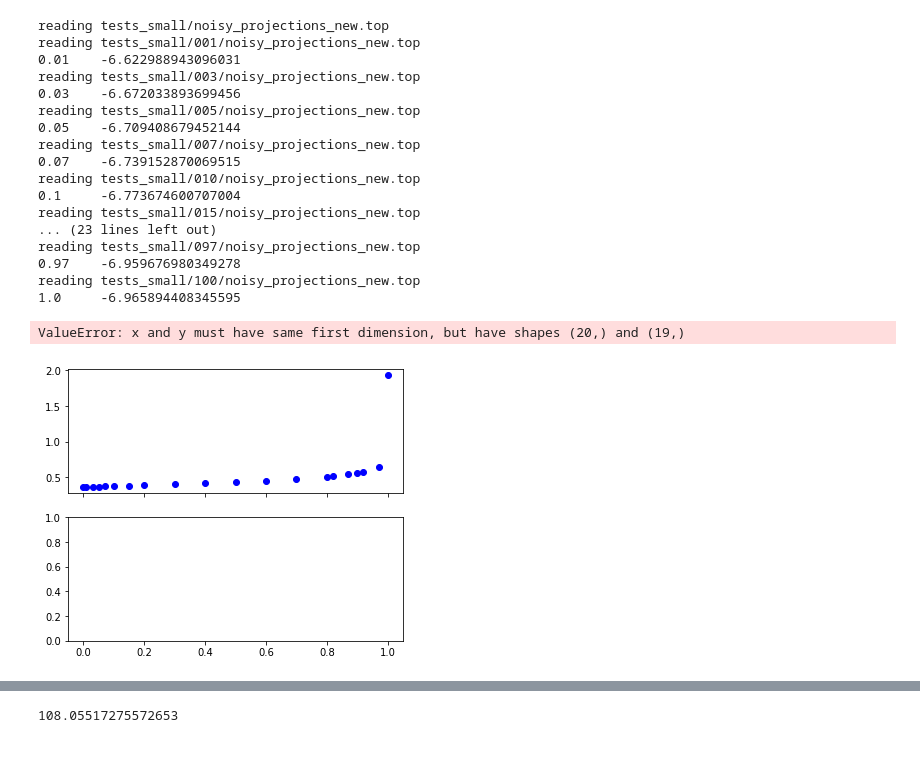
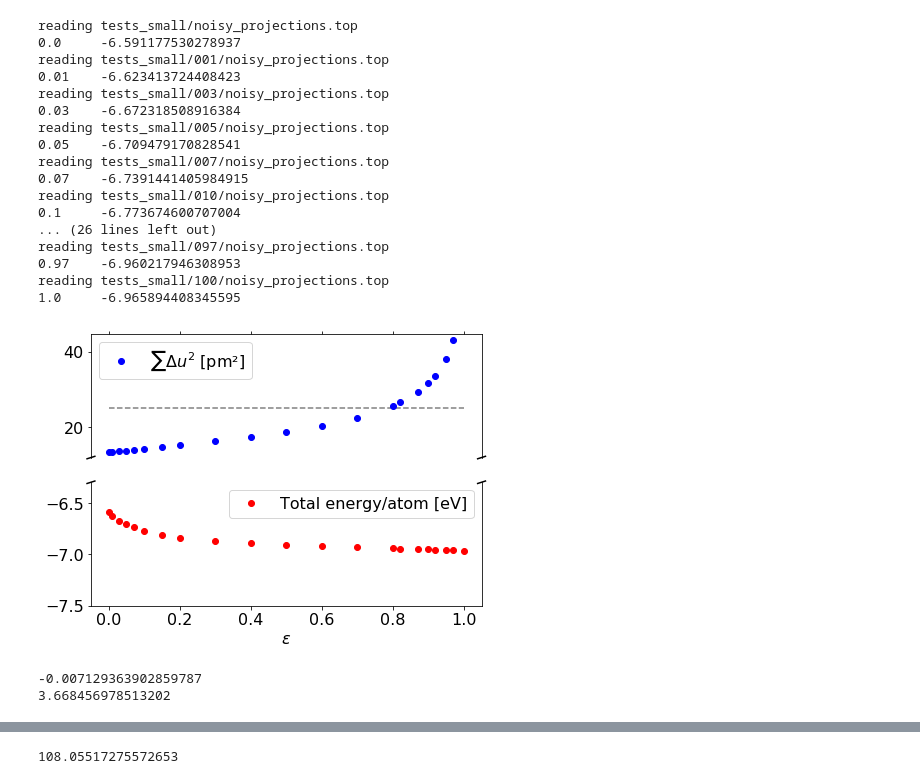
Before and after one commit to christophhofer40/CH-reconstruction, a Jupyter notebook: plot_energy-contribution-map.ipynb, the cells around one changed output, grey strips where cells are left out. Drawn from its saved outputs; the diff is of its cells as text; code cells hidden in the pictures; blank space fills up the shorter version.

```diff
--- a/plot_energy-contribution-map.ipynb
+++ b/plot_energy-contribution-map.ipynb
@@ -2,13 +2,16 @@
 import numpy as np
 import matplotlib.pyplot as plt
 import os
+import matplotlib
+
+matplotlib.rcParams.update({'font.size': 16})
 # %%
 path='tests_small/'
-filename='noisy_projections_new.top'
+filename='noisy_projections.top'
 
 fov=60
 px=512
-scale=fov/px
+scale=fov/px ## *100 from
 # %%
 energy_contr=[]
 
@@ -39,7 +42,7 @@ for subdir, dirs, files in sorted(os.walk(path)):
                         print(str(ec)+'\t'+str(en))
 
                     if line.startswith('#DEVIATION'):
-                        dev=float(splitline[1])
+                        dev=float(splitline[1])*100 # [100pm² -> 1pm²]
                         deviations.append(dev)
                         continue
 
@@ -61,66 +64,83 @@ for subdir, dirs, files in sorted(os.walk(path)):
                                 seens[chapter].append(
                                     [float(splitline[2]),float(splitline[3])])
 
-            atomarray.append(ats)
-            seenarray.append(seens)
+            atomarray.append(np.array(ats))
+            seenarray.append(np.array(seens))
 
-atomarray=np.array(atomarray)*scale
-seenarray=np.array(seenarray)*scale
-deviations=np.sqrt(deviations)
+#atomarray=np.array(atomarray)*scale
+#seenarray=np.array(seenarray)*scale
+#deviations=np.sqrt(deviations)
 # %% [output]
-reading tests_small/noisy_projections_new.top
-reading tests_small/001/noisy_projections_new.top
-0.01    -6.622988943096031
-reading tests_small/003/noisy_projections_new.top
-0.03    -6.672033893699456
-reading tests_small/005/noisy_projections_new.top
-0.05    -6.709408679452144
-reading tests_small/007/noisy_projections_new.top
-0.07    -6.739152870069515
-reading tests_small/010/noisy_projections_new.top
+reading tests_small/noisy_projections.top
+0.0     -6.591177530278937
+reading tests_small/001/noisy_projections.top
+0.01    -6.623413724408423
+reading tests_small/003/noisy_projections.top
+0.03    -6.672318508916384
+reading tests_small/005/noisy_projections.top
+0.05    -6.709479170828541
+reading tests_small/007/noisy_projections.top
+0.07    -6.7391441405984915
+reading tests_small/010/noisy_projections.top
 0.1     -6.773674600707004
-reading tests_small/015/noisy_projections_new.top
-... (23 lines left out)
-reading tests_small/097/noisy_projections_new.top
-0.97    -6.959676980349278
-reading tests_small/100/noisy_projections_new.top
+... (26 lines left out)
+reading tests_small/097/noisy_projections.top
+0.97    -6.960217946308953
+reading tests_small/100/noisy_projections.top
 1.0     -6.965894408345595
 # %%
-f, (ax, ax2) = plt.subplots(2, 1, sharex=True,figsize=(6,5))
+f, (ax, ax2) = plt.subplots(2, 1, sharex=True,figsize=(7,5))
 ax.plot(energy_contr,deviations,'bo')
 ax2.plot(energy_contr,energies,'ro')
 
-
+xlims=(-0.05,1.05)
 
 # zoom-in / limit the view to different portions of the data
-offset=0.05
+offset=1.5
 ax.set_ylim(np.min(deviations)-offset, np.max(deviations[:-1])+offset)  # outliers only
 ax2.set_ylim(np.min(energies)-offset, np.max(energies[:-1])+offset)  # most of the data
 
 # hide the spines between ax and ax2
 ax.spines['bottom'].set_visible(False)
 ax2.spines['top'].set_visible(False)
 ax.xaxis.tick_top()
 ax.tick_params(labeltop='off')  # don't put tick labels at the top
 ax2.xaxis.tick_bottom()
 
-d = .015  # how big to make the diagonal lines in axes coordinates
+d = .01  # how big to make the diagonal lines in axes coordinates
 # arguments to pass to plot, just so we don't keep repeating them
 kwargs = dict(transform=ax.transAxes, color='k', clip_on=False)
 ax.plot((-d, +d), (-d, +d), **kwargs)        # top-left diagonal
 ax.plot((1 - d, 1 + d), (-d, +d), **kwargs)  # top-right diagonal
 
 kwargs.update(transform=ax2.transAxes)  # switch to the bottom axes
 ax2.plot((-d, +d), (1 - d, 1 + d), **kwargs)  # bottom-left diagonal
 ax2.plot((1 - d, 1 + d), (1 - d, 1 + d), **kwargs)  # bottom-right diagonal
+ax.legend(['$\sum \Delta u^2$ [pm²]'])
+ax2.legend(['Total energy/atom [eV]'])
+
+ax.set_xlim(xlims)
+ax2.set_ylim(-7.5,-6.3)
+ax.hlines(25,0,1,color='gray',linestyle='--')
+#ax.vlines(0.8,-8,40,color='gray',linestyle='--')
+#plt.vlines(0.8,-9,40,color='gray',linestyle='--')
+plt.xlabel('$\epsilon$')
+plt.savefig('energy_contr.svg')
+plt.show()
+
 
 # What's cool about this is that now if we vary the distance between
 # ax and ax2 via f.subplots_adjust(hspace=...) or plt.subplot_tool(),
 # the diagonal lines will move accordingly, and stay right at the tips
 # of the spines they are 'breaking'
 # %% [output]
-ValueError: x and y must have same first dimension, but have shapes (20,) and (19,)
-[figure, old version]
+[figure, new version]
+# %%
+print(energies[15]-energies[13])
+print(deviations[15]-deviations[13])
+# %% [output]
+-0.007129363902859787
+3.668456978513202
 # %%
 ## forceplot (vectorplot)
 
```
Also changed, not shown: parts of 5 cells of this notebook, 3 other files.
